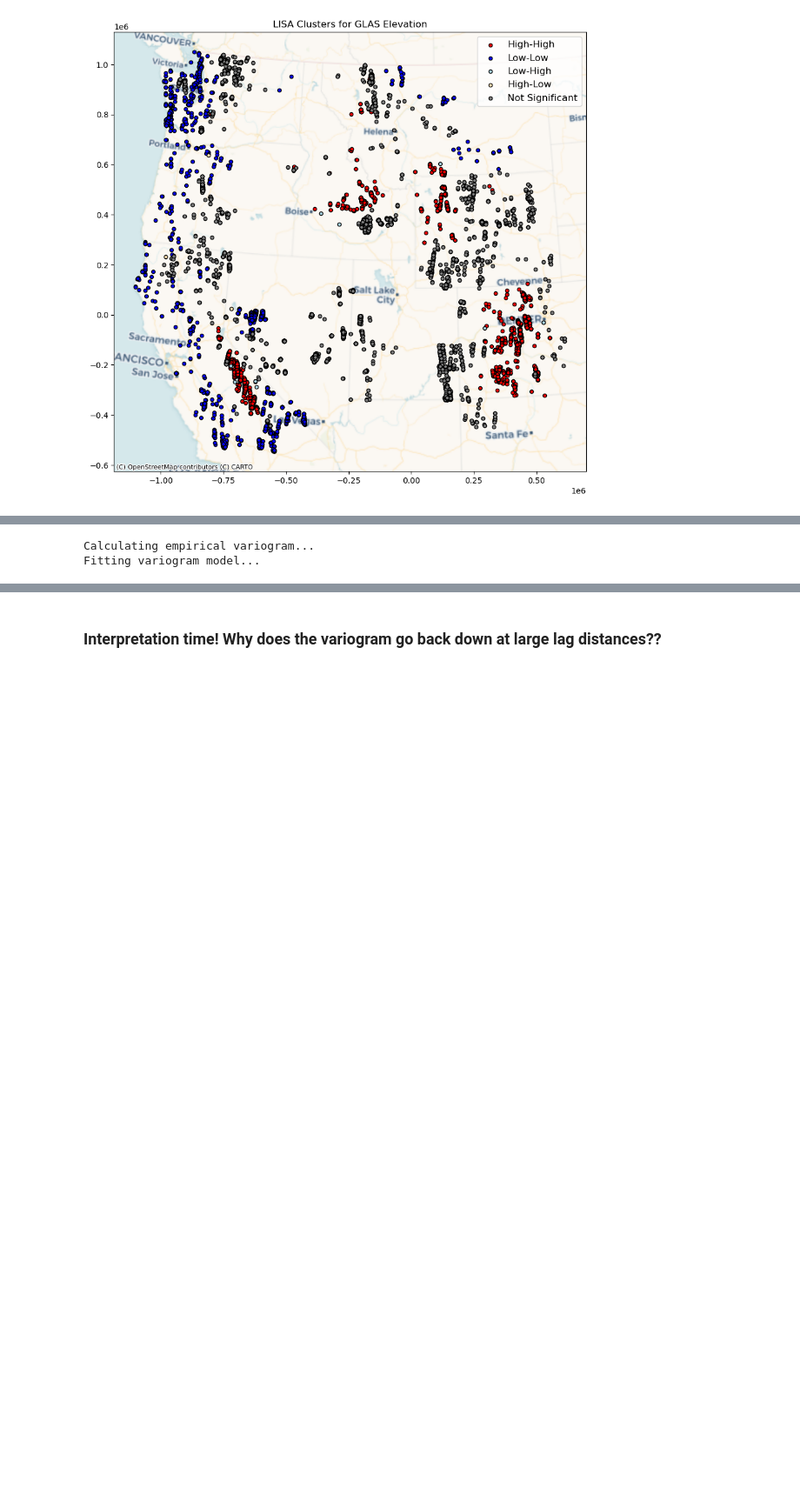
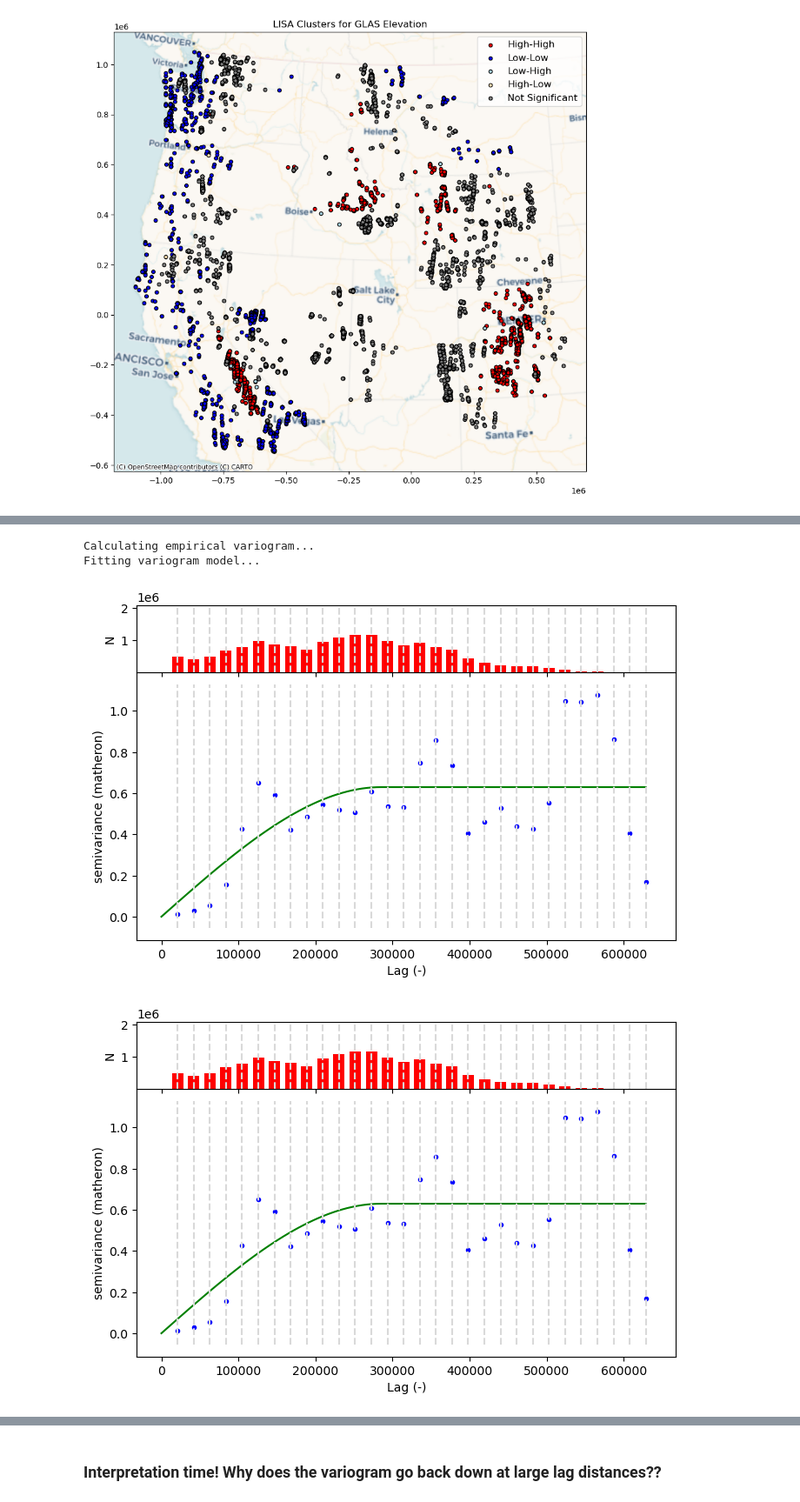
Before and after one commit to UW-GDA/GDA_Wi26_jupyterbook, a Jupyter notebook: book/modules/08_Geostatistics/08_demo.ipynb, the cells around one changed output, grey strips where cells are left out. Shown at 87% size. Drawn from its saved outputs; the diff is of its cells as text; code cells hidden in the pictures; blank space fills up the shorter version.

```diff
--- a/book/modules/08_Geostatistics/08_demo.ipynb
+++ b/book/modules/08_Geostatistics/08_demo.ipynb
@@ -311,21 +318,24 @@ wa_glas_sample = wa_glas_gdf.sample(wa_sample_size, random_state=42)
 # %%
 coords = np.vstack((wa_glas_sample.geometry.x, wa_glas_sample.geometry.y)).T
 values = wa_glas_sample['glas_z'].values
 
 # Create a variogram object
 print("Calculating empirical variogram...")
 V = skg.Variogram(
     coords,
     values,
-    model='gaussian',  # Starting with a spherical model
+    model='spherical',  # Starting with a spherical model
     n_lags=30,          # Number of distance classes
     maxlag='auto',       # Maximum lag distance
     use_nugget=True     # Include a nugget effect
 )
 
 # Fit the variogram model
 print("Fitting variogram model...")
 V.fit()
+V.plot()
 # %% [output]
 Calculating empirical variogram...
 Fitting variogram model...
+[figure, added]
+[figure, added]
```
Also changed, not shown: parts of 32 cells of this notebook.
